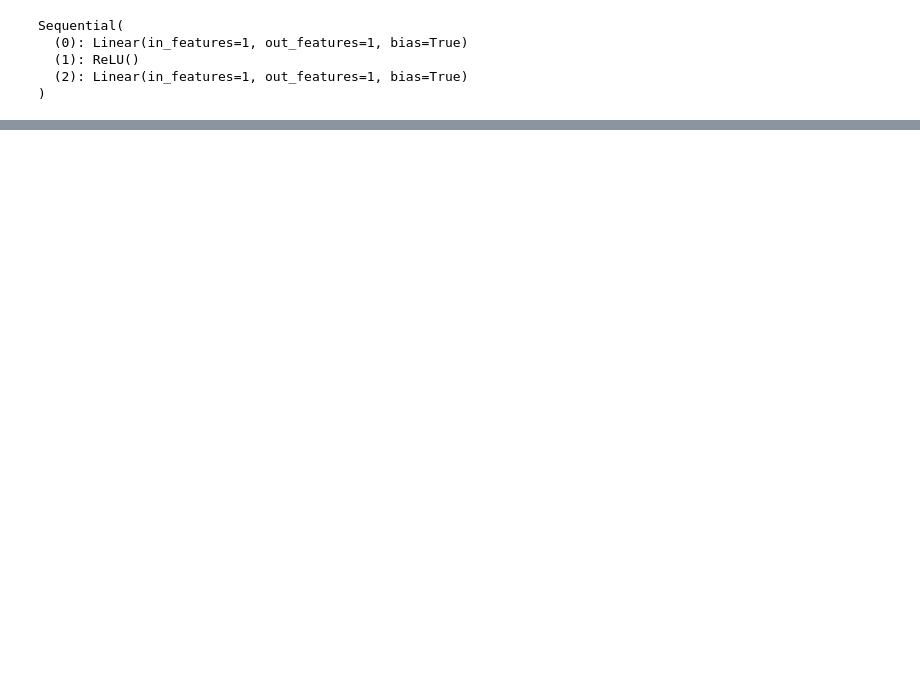
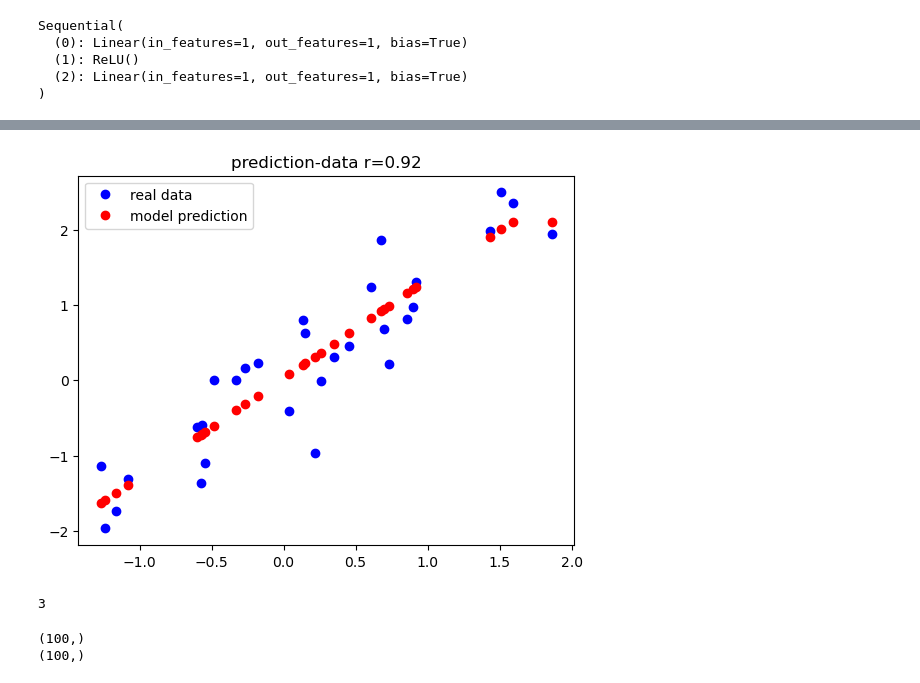
Before and after one commit to ubydking314/DeepUnderstandingOfDeepLearning, a Jupyter notebook: Recap/ANN.ipynb, the cells around one changed output, grey strips where cells are left out. Cells and saved outputs as stored; diff of their text form; code cells hidden in the pictures; blank space fills up the shorter version.

```diff
--- a/Recap/ANN.ipynb
+++ b/Recap/ANN.ipynb
@@ -57,0 +68,9 @@ plt.show()
+# %%
+#measuring how the model's prediction fit to the real data
+plt.plot(x,y,"bo", label="real data")
+plt.plot(x,predictions.detach(),"ro",label="model prediction")
+plt.title(f"prediction-data r={np.corrcoef(y.T,predictions.detach().T)[0,1]:.2f}"),
+plt.legend()
+plt.show()
+# %% [output]
+[figure, added]
@@ -57,0 +121,33 @@ plt.show()
+# %%
+model_count = 0
+for n in range(100):
+    model_count += modelselect(.01,200)
+
+print(model_count)
+# %% [output]
+3
+# %%
+nPerClust = 100
+blur = 1
+
+A = [  1, 1 ]
+B = [  5, 1 ]
+
+# generate data
+a = [ A[0]+np.random.randn(nPerClust)*blur , A[1]+np.random.randn(nPerClust)*blur ]
+b = [ B[0]+np.random.randn(nPerClust)*blur , B[1]+np.random.randn(nPerClust)*blur ]
+
+# true labels
+labels_np = np.vstack((np.zeros((nPerClust,1)),np.ones((nPerClust,1))))
+# concatanate into a matrix
+data_np = np.hstack((a,b)).T
+
+# convert to a pytorch tensor
+data = torch.tensor(data_np).float()
+labels = torch.tensor(labels_np).float()
+
+print(a[0].shape)
+print(b[0].shape)
+# %% [output]
+(100,)
+(100,)
```
Also changed, not shown: parts of 10 cells of this notebook.
